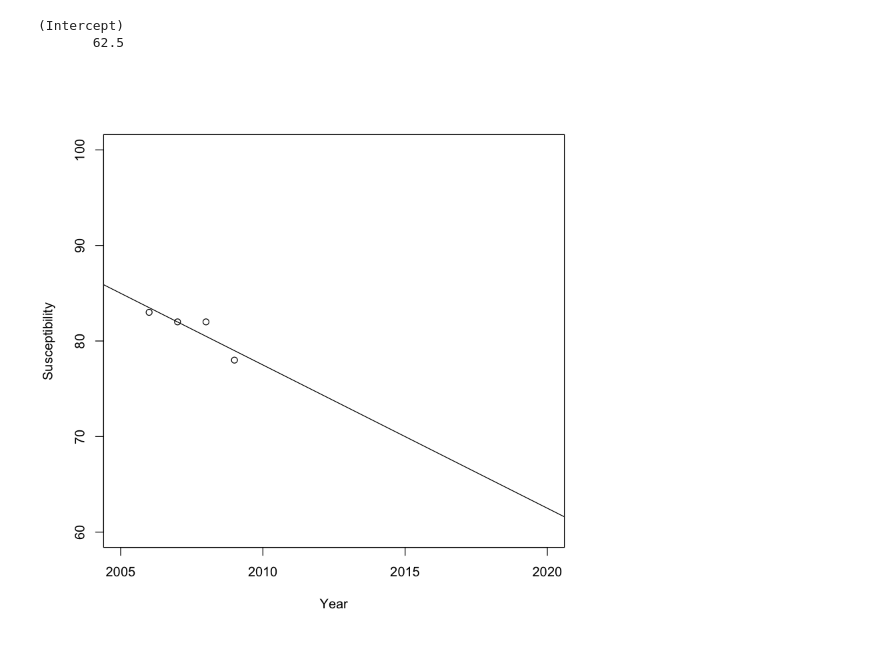
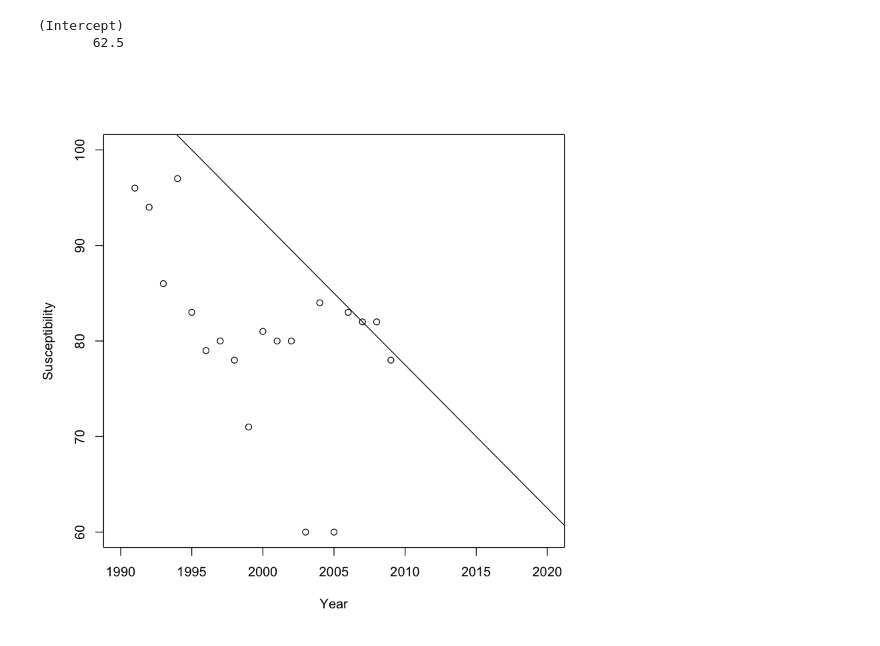
Before and after one commit to jakewendt/python, a Jupyter notebook: jupyter_changepoint.ipynb, the cells around one changed output. Saved outputs shown, nothing was run; the diff lists cells and outputs as text; code cells hidden in the pictures.

```diff
--- a/jupyter_changepoint.ipynb
+++ b/jupyter_changepoint.ipynb
@@ -99,8 +99,8 @@ prediction
 (Intercept)
        62.5
 # %%
-plot(Year[(last_change_point+1):n],susceptibilities[(last_change_point+1):n],
-    ylim=c(60,100),xlim=c(2005,2020),xlab="Year",ylab="Susceptibility")
+plot(Year,susceptibilities,
+    ylim=c(60,100),xlim=c(1990,2020),xlab="Year",ylab="Susceptibility")
 abline(model$coefficients)
 # %% [output]
-[figure, old version]
+[figure, new version]
```
